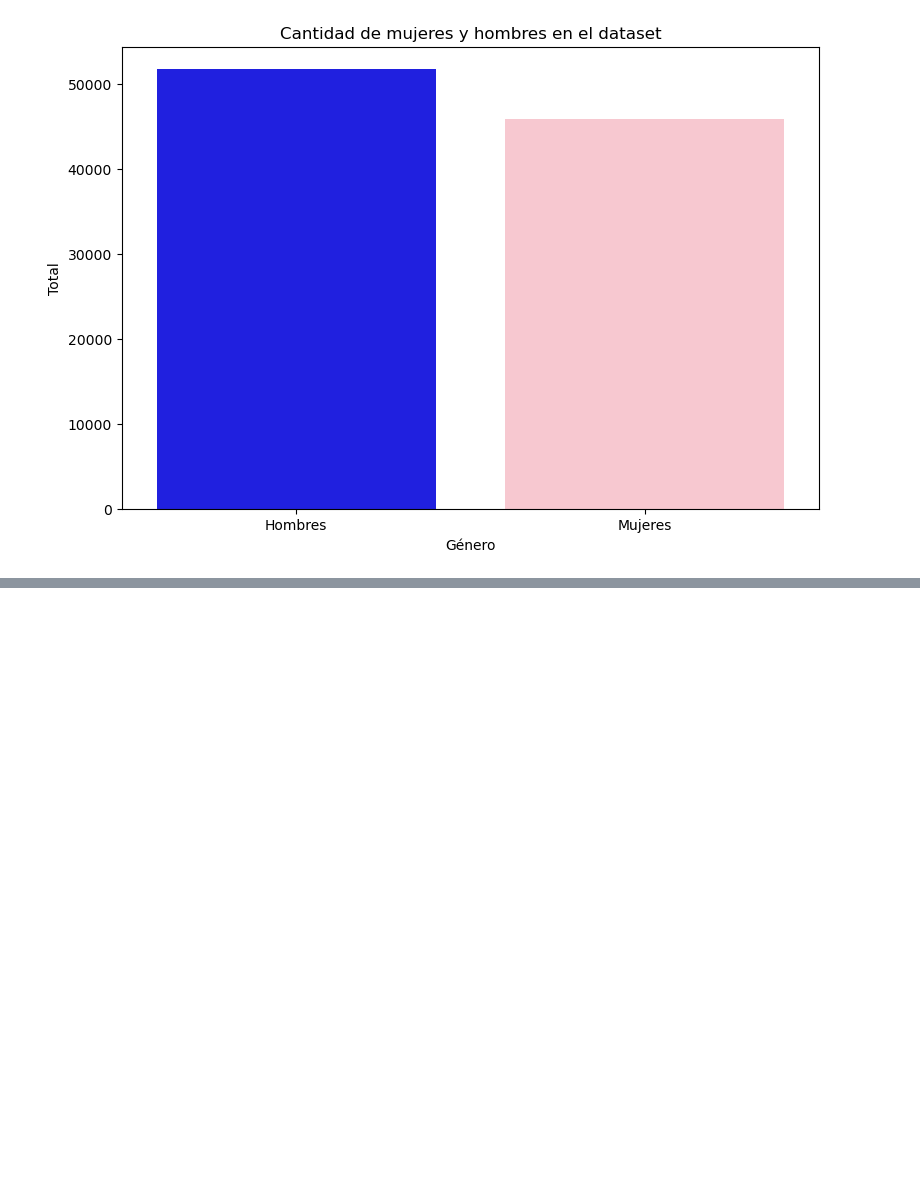
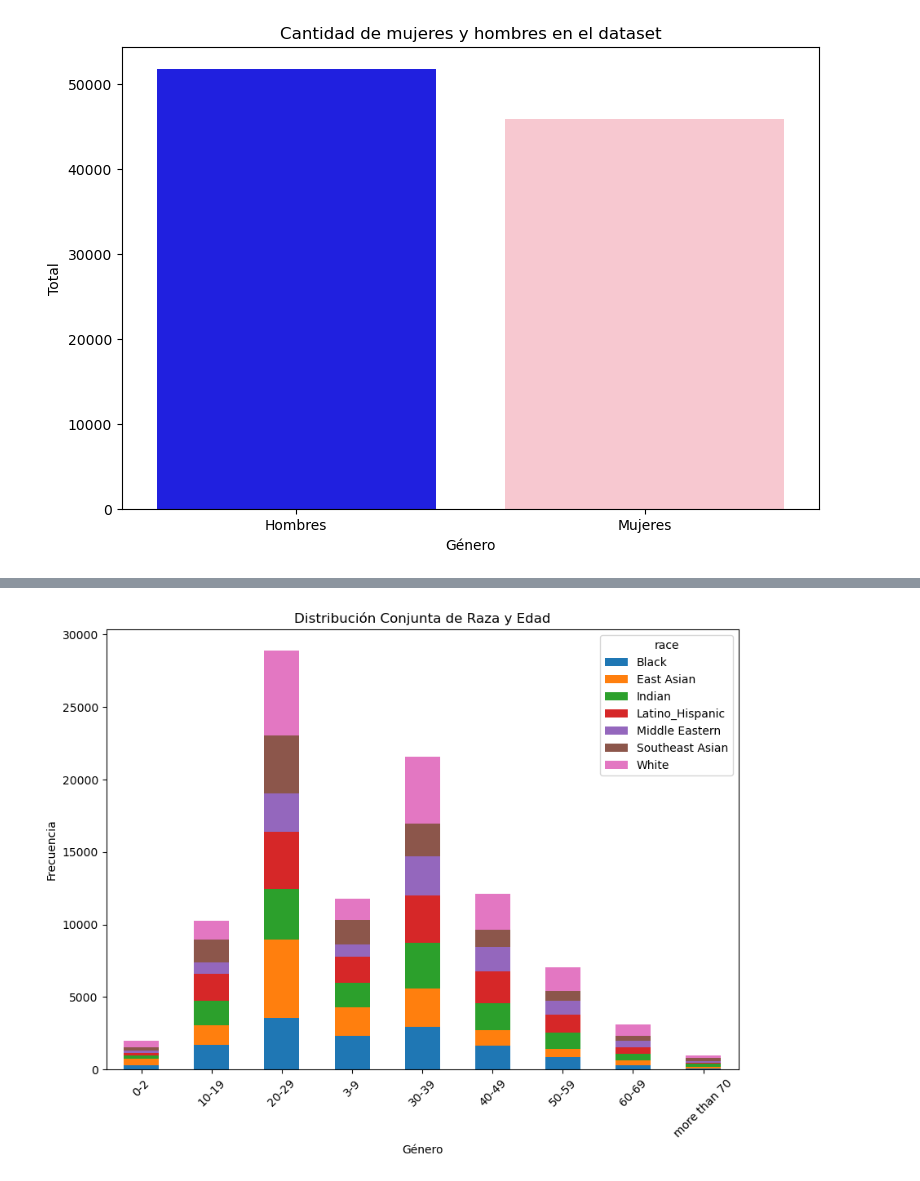
Before and after one commit to mariandc18/Bias-detection-in-age-recognition-from-photos, a Jupyter notebook: dataset_analysis.ipynb, the cells around one changed output, grey strips where cells are left out. Saved outputs shown, nothing was run; the diff lists cells and outputs as text; code cells hidden in the pictures; blank space fills up the shorter version.

```diff
--- a/dataset_analysis.ipynb
+++ b/dataset_analysis.ipynb
@@ -49,0 +135,10 @@ plt.show()
+# %%
+pd.crosstab(dataset['age'].replace({0: "0-2", 1:"3-9", 2:"10-19", 3:"20-29", 4:"30-39", 5:"40-49", 6:"50-59", 7:"60-69", 8:"more than 70"}), dataset['race'].replace({0:"East Asian", 1:"Indian", 2:"Black", 3:"White", 4:"Middle Eastern", 5:"Latino_Hispanic", 6:"Southeast Asian"})).plot(kind='bar', stacked=True, figsize=(10, 7))
+plt.title('Distribución Conjunta de Raza y Edad')
+plt.xlabel('Género')
+plt.ylabel('Frecuencia')
+plt.xticks(rotation=45)
+
+plt.show()
+# %% [output]
+[figure, added]
```
Also changed, not shown: parts of 9 cells of this notebook, 2 other files.
